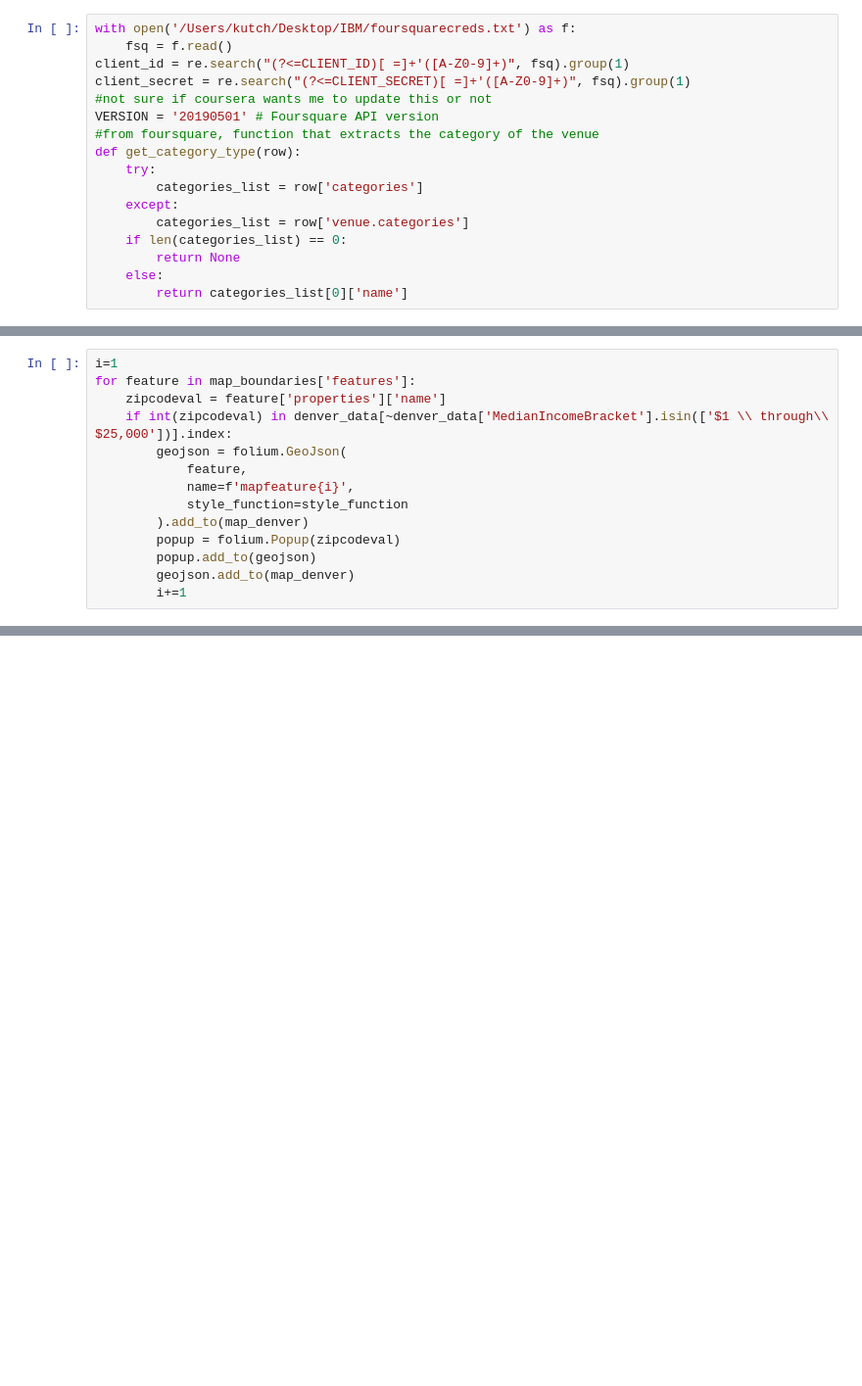
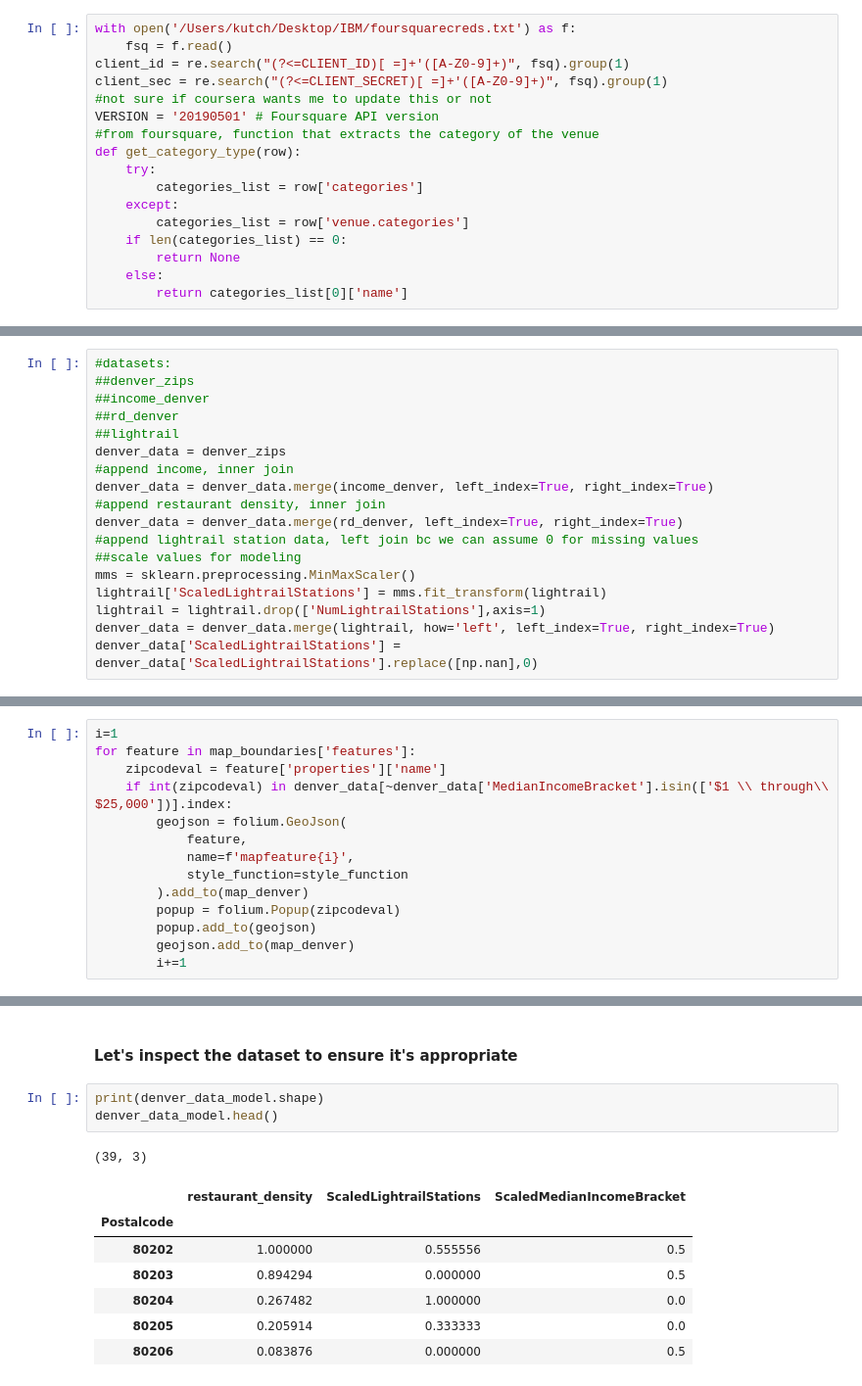
Before and after one commit to davidschneider04/Coursera_Capstone, a Jupyter notebook: CapstoneProjectTheBattleOfNeighborhoods.ipynb, the cells around one changed output, grey strips where cells are left out. Shown at 98% size. Drawn from its saved outputs; the diff is of its cells as text; blank space fills up the shorter version.

```diff
--- a/CapstoneProjectTheBattleOfNeighborhoods.ipynb
+++ b/CapstoneProjectTheBattleOfNeighborhoods.ipynb
@@ -45,7 +54,7 @@ from sklearn.cluster import KMeans
 with open('/Users/kutch/Desktop/IBM/foursquarecreds.txt') as f:
     fsq = f.read()
 client_id = re.search("(?<=CLIENT_ID)[ =]+'([A-Z0-9]+)", fsq).group(1)
-client_secret = re.search("(?<=CLIENT_SECRET)[ =]+'([A-Z0-9]+)", fsq).group(1)
+client_sec = re.search("(?<=CLIENT_SECRET)[ =]+'([A-Z0-9]+)", fsq).group(1)
 #not sure if coursera wants me to update this or not
 VERSION = '20190501' # Foursquare API version
 #from foursquare, function that extracts the category of the venue
@@ -266,3 +273,21 @@ for dataset in datasets:
+# %%
+#datasets:
+##denver_zips
+##income_denver
+##rd_denver
+##lightrail
+denver_data = denver_zips
+#append income, inner join
+denver_data = denver_data.merge(income_denver, left_index=True, right_index=True)
+#append restaurant density, inner join
+denver_data = denver_data.merge(rd_denver, left_index=True, right_index=True)
+#append lightrail station data, left join bc we can assume 0 for missing values
+##scale values for modeling
+mms = sklearn.preprocessing.MinMaxScaler()
+lightrail['ScaledLightrailStations'] = mms.fit_transform(lightrail)
+lightrail = lightrail.drop(['NumLightrailStations'],axis=1)
+denver_data = denver_data.merge(lightrail, how='left', left_index=True, right_index=True)
+denver_data['ScaledLightrailStations'] = denver_data['ScaledLightrailStations'].replace([np.nan],0)
 # %% [markdown]
 ### Let's refresh our map with this new data
 #### Shade zipcode polygons according to inverse restaurant density
@@ -324,0 +358,14 @@ Conclusion goes here.
+# %% [markdown]
+#### Let's inspect the dataset to ensure it's appropriate
+# %%
+print(denver_data_model.shape)
+denver_data_model.head()
+# %% [output]
+(39, 3)
+|  | restaurant_density | ScaledLightrailStations | ScaledMedianIncomeBracket |
+| Postalcode |  |  |  |
+| 80202 | 1.000000 | 0.555556 | 0.5 |
+| 80203 | 0.894294 | 0.000000 | 0.5 |
+| 80204 | 0.267482 | 1.000000 | 0.0 |
+| 80205 | 0.205914 | 0.333333 | 0.0 |
+| 80206 | 0.083876 | 0.000000 | 0.5 |
```
Also changed, not shown: parts of 63 cells of this notebook.
